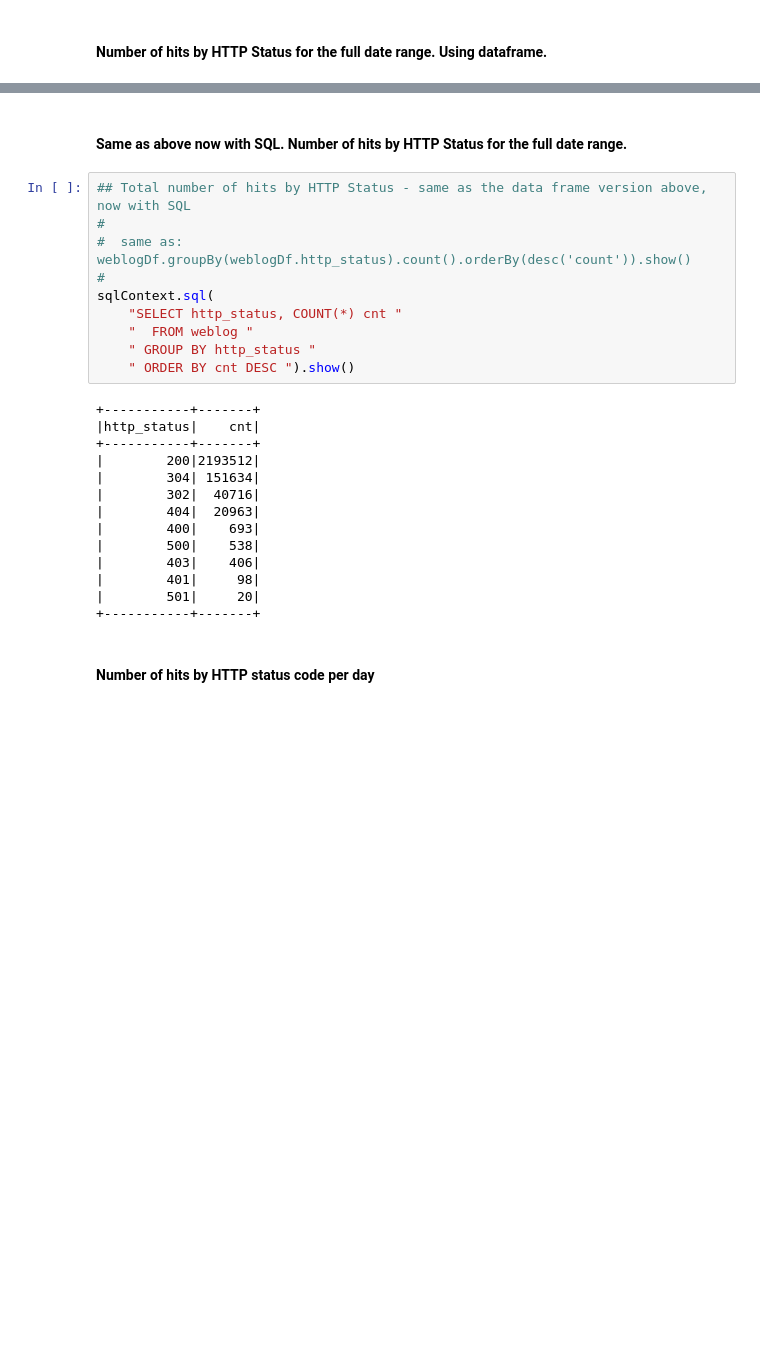
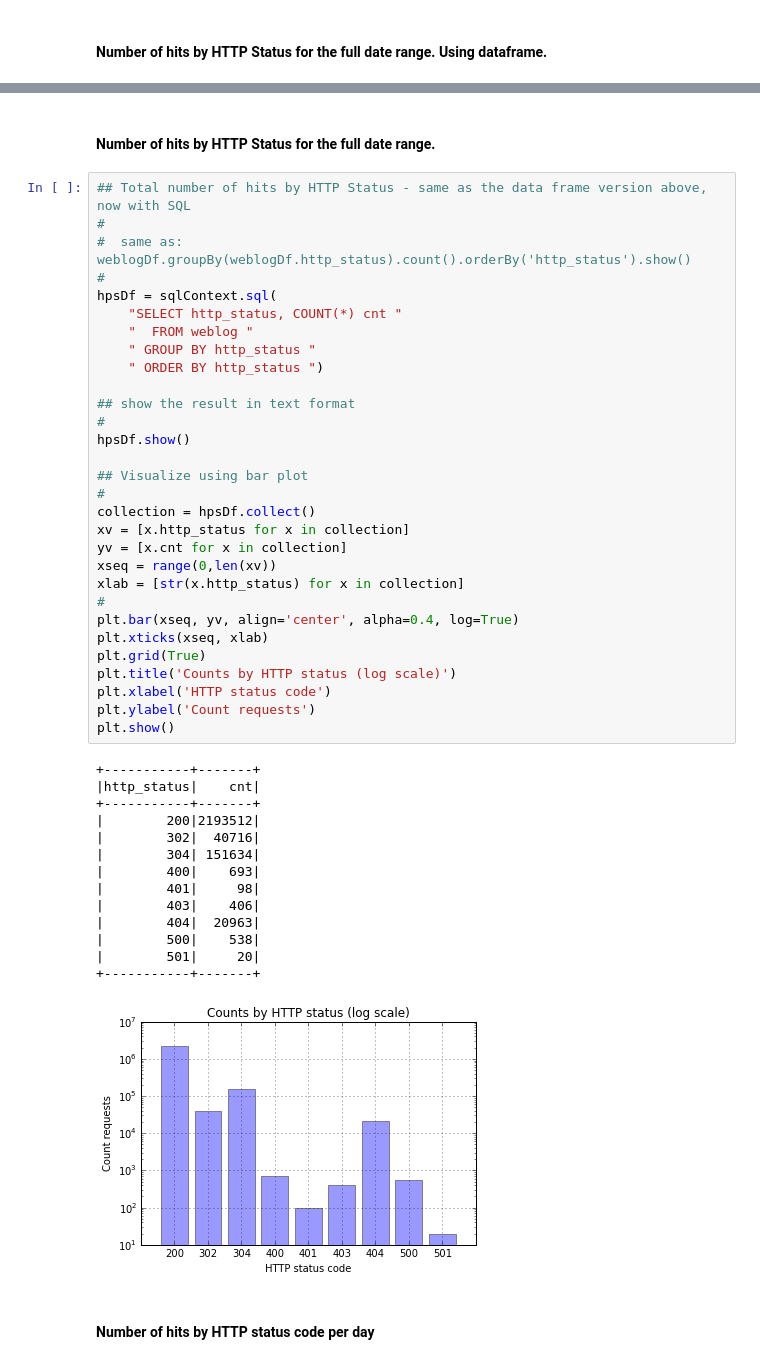
Before and after one commit to sgcom/spark-web-log-analysis, a Jupyter notebook: UofS_Logs_2_Explore.ipynb, the cells around one changed output, grey strips where cells are left out. Saved outputs shown, nothing was run; the diff lists cells and outputs as text; blank space fills up the shorter version.

```diff
--- a/UofS_Logs_2_Explore.ipynb
+++ b/UofS_Logs_2_Explore.ipynb
@@ -148,29 +147,50 @@ Wall time: 1.74 s
 # %% [markdown]
-#### Same as above now with SQL. Number of hits by HTTP Status for the full date range.
+#### Number of hits by HTTP Status for the full date range.
 # %%
 ## Total number of hits by HTTP Status - same as the data frame version above, now with SQL
 #
-#  same as:  weblogDf.groupBy(weblogDf.http_status).count().orderBy(desc('count')).show()
+#  same as:  weblogDf.groupBy(weblogDf.http_status).count().orderBy('http_status').show()
 #
-sqlContext.sql(
+hpsDf = sqlContext.sql(
     "SELECT http_status, COUNT(*) cnt "
     "  FROM weblog "
     " GROUP BY http_status "
-    " ORDER BY cnt DESC ").show()
+    " ORDER BY http_status ")
+
+## show the result in text format
+#
+hpsDf.show()
+
+## Visualize using bar plot
+#
+collection = hpsDf.collect()
+xv = [x.http_status for x in collection]
+yv = [x.cnt for x in collection]
+xseq = range(0,len(xv))
+xlab = [str(x.http_status) for x in collection]
+#
+plt.bar(xseq, yv, align='center', alpha=0.4, log=True)
+plt.xticks(xseq, xlab)
+plt.grid(True)
+plt.title('Counts by HTTP status (log scale)')
+plt.xlabel('HTTP status code')
+plt.ylabel('Count requests')
+plt.show()
 # %% [output]
 +-----------+-------+
 |http_status|    cnt|
 +-----------+-------+
 |        200|2193512|
+|        302|  40716|
 |        304| 151634|
-|        302|  40716|
+|        400|    693|
+|        401|     98|
+|        403|    406|
 |        404|  20963|
-|        400|    693|
 |        500|    538|
-|        403|    406|
-|        401|     98|
 |        501|     20|
 +-----------+-------+
+[figure, added]
 # %% [markdown]
 #### Number of hits by HTTP status code per day
 # %%
```
Also changed, not shown: parts of 21 cells of this notebook.
